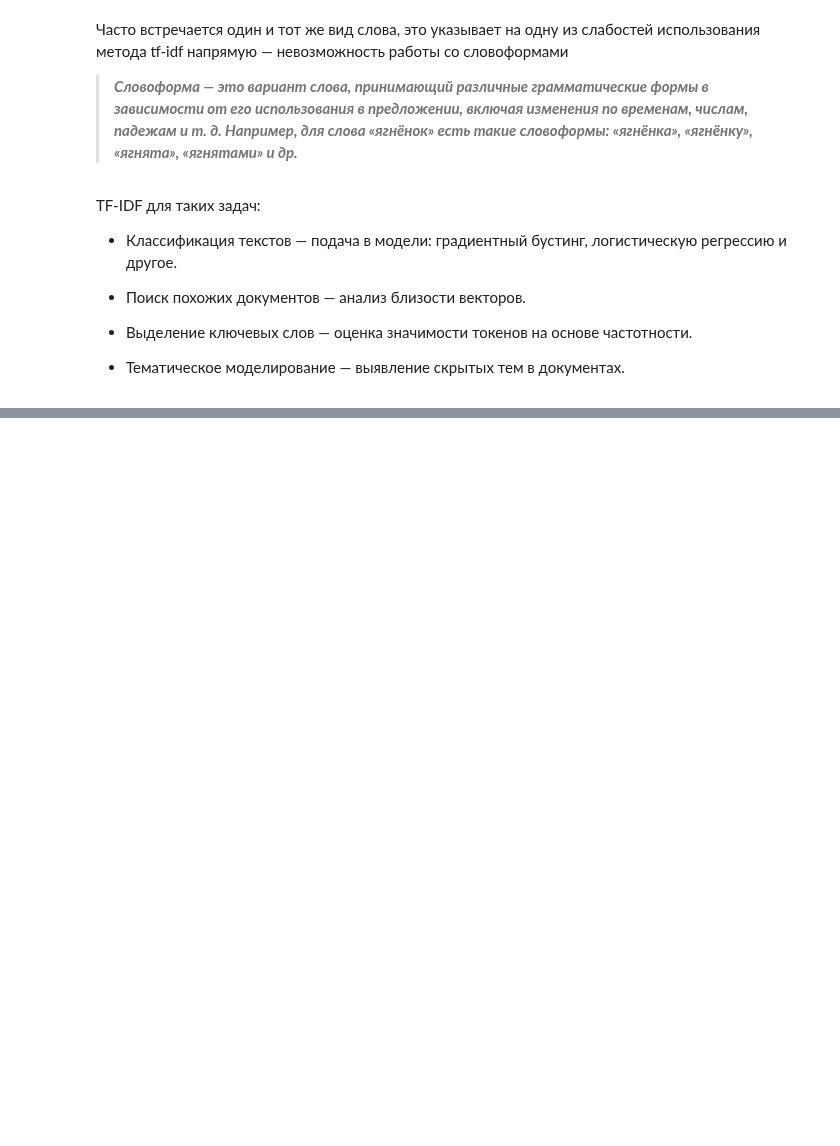
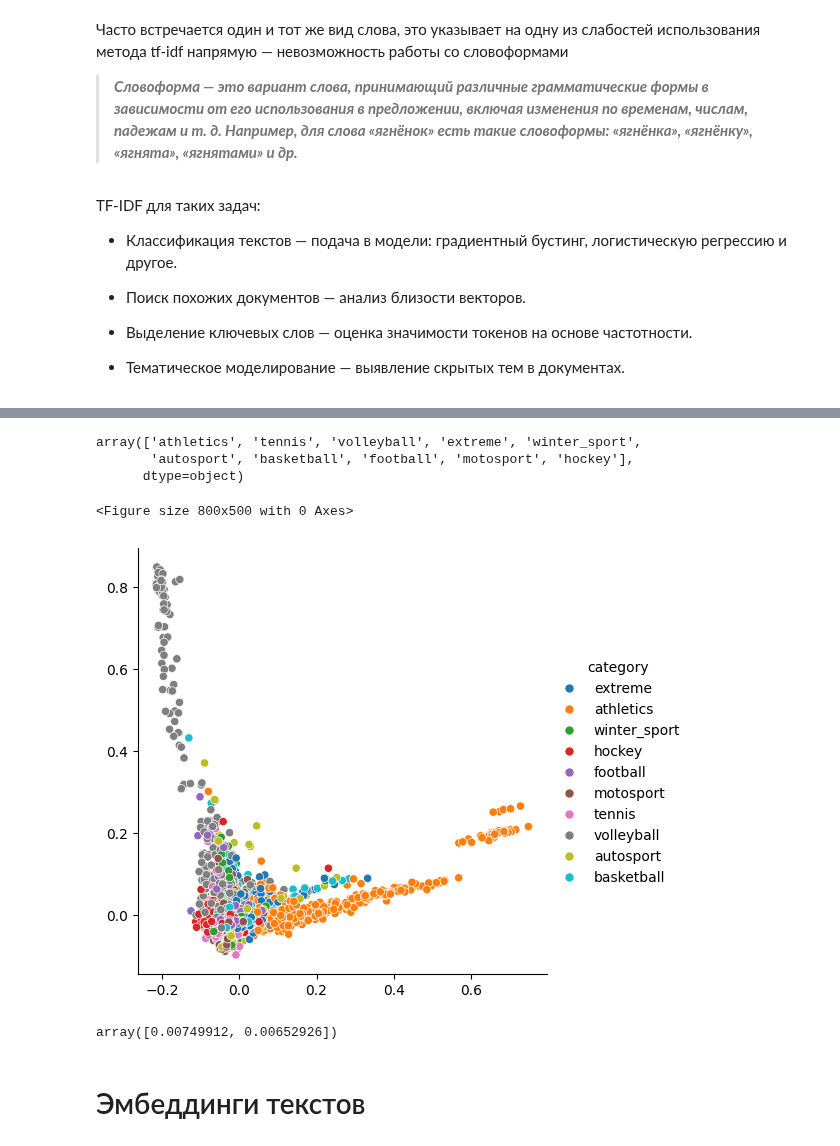
Before and after one commit to Ollldman/ml_dl_experiments, a Jupyter notebook: ml_dl_experiments/dl/dl_modules/Multimodal_and_preprocessing/1.Text_sampling_to_NLP.ipynb, the cells around one changed output, grey strips where cells are left out. Saved outputs shown, nothing was run; the diff lists cells and outputs as text; code cells hidden in the pictures; blank space fills up the shorter version.

```diff
--- a/ml_dl_experiments/dl/dl_modules/Multimodal_and_preprocessing/1.Text_sampling_to_NLP.ipynb
+++ b/ml_dl_experiments/dl/dl_modules/Multimodal_and_preprocessing/1.Text_sampling_to_NLP.ipynb
@@ -280,0 +411,14 @@ TF-IDF для таких задач:
+# %%
+import pymorphy3
+
+from nltk.stem import SnowballStemmer
+from nltk.tokenize import word_tokenize
+
+text = "Дети играли4 15 в снежки23 и пришли домой мокрые, но довольные112"
+
+
+# Инициализируем стеммер
+tokens = word_tokenize(text.lower(), "russian")
+filtred_tokens = [tok for tok in tokens if tok.isalpha()]
+print("Токены: ", tokens)
+print("Фильтрованые Токены: ", filtred_tokens)
@@ -280,0 +580,29 @@ TF-IDF для таких задач:
+# %%
+df['category'].unique()
+# %% [output]
+array(['athletics', 'tennis', 'volleyball', 'extreme', 'winter_sport',
+       'autosport', 'basketball', 'football', 'motosport', 'hockey'],
+      dtype=object)
+# %%
+from cProfile import label
+from sklearn.decomposition import PCA
+from sklearn.preprocessing import LabelEncoder
+import matplotlib.pyplot as plt
+import seaborn as sns
+
+le = LabelEncoder()
+classes_transformed = le.fit_transform(train['category'])
+pca = PCA(n_components=2)
+X_pca = pca.fit_transform(tf_idf_matrix)
+fig = plt.figure(figsize=(8,5))
+sns.relplot(x=X_pca[:,0], y= X_pca[:, 1], hue=train['category'])
+plt.show()
+# %% [output]
+<Figure size 800x500 with 0 Axes>
+[figure, added]
+# %%
+pca.explained_variance_ratio_
+# %% [output]
+array([0.00749912, 0.00652926])
+# %% [markdown]
+# Эмбеддинги текстов
```
Also changed, not shown: parts of 55 cells of this notebook, 1 other file.
